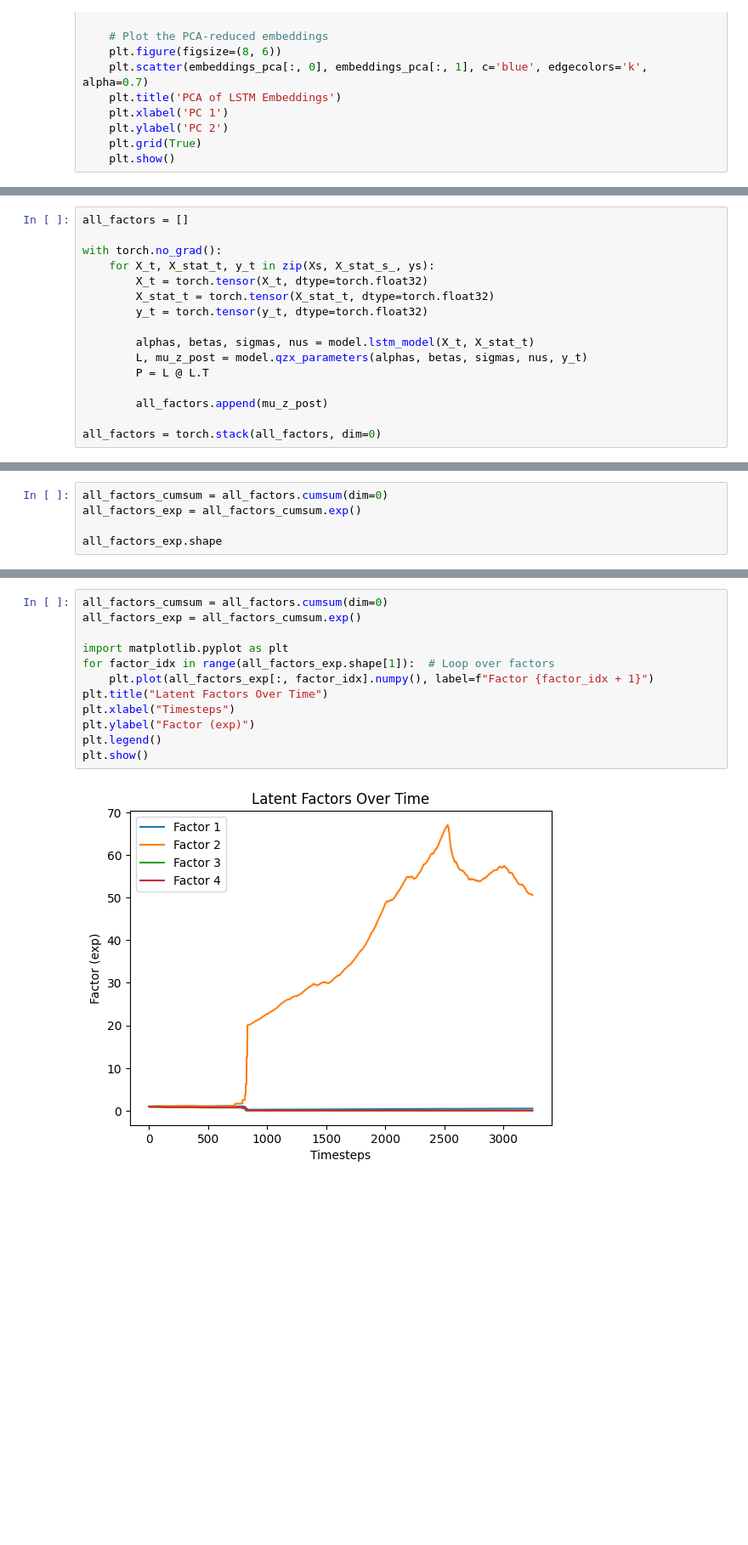
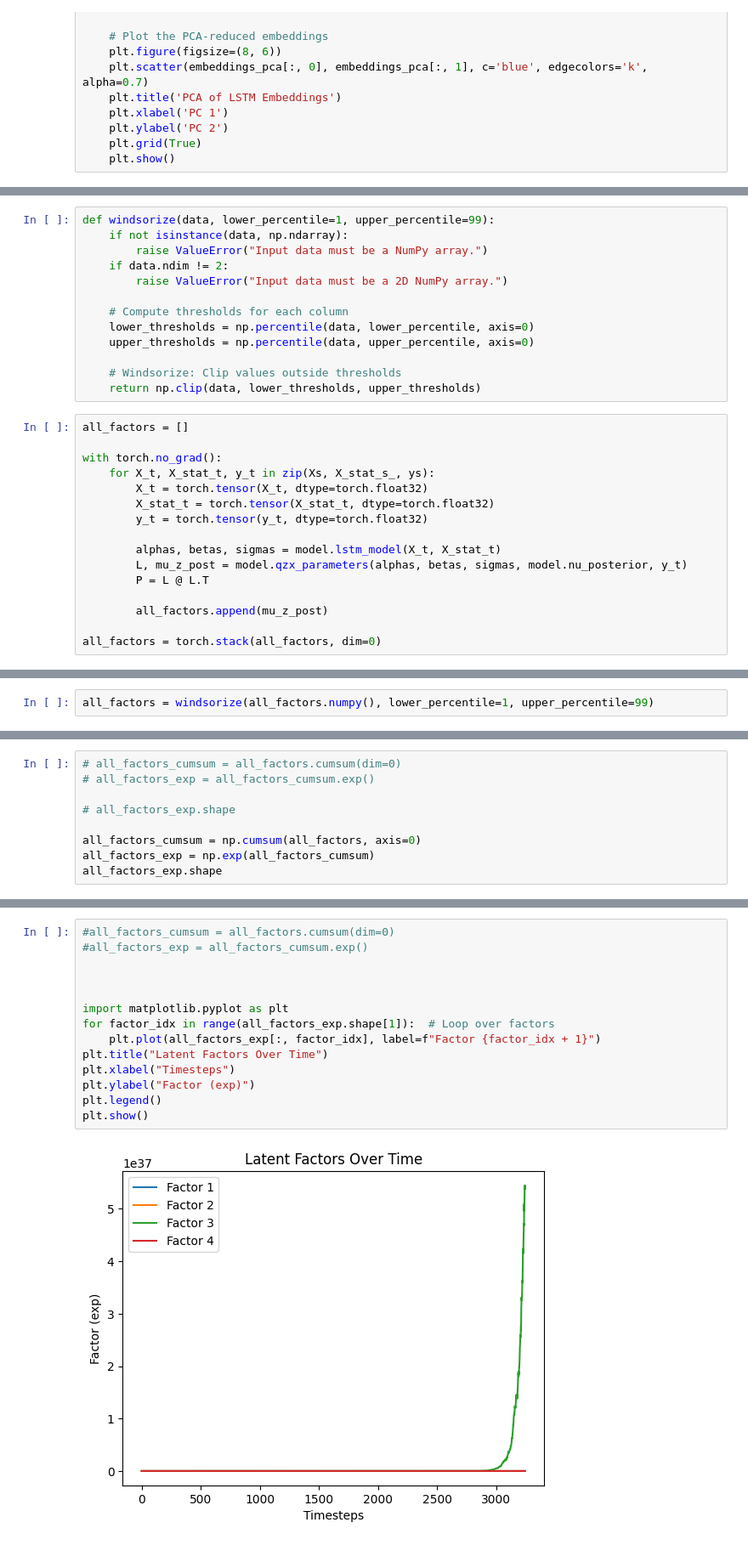
Before and after one commit to achintyagopal/NeuralFactors_WRDS, a Jupyter notebook: NeuralFactor.ipynb, the cells around one changed output, grey strips where cells are left out. Shown: that part at 85% size. Cells and saved outputs as stored; diff of their text form; blank space fills up the shorter version.

```diff
--- a/NeuralFactor.ipynb
+++ b/NeuralFactor.ipynb
@@ -328,3 +496,16 @@ visualize_embeddings(betas)
+# %%
+def windsorize(data, lower_percentile=1, upper_percentile=99):
+    if not isinstance(data, np.ndarray):
+        raise ValueError("Input data must be a NumPy array.")
+    if data.ndim != 2:
+        raise ValueError("Input data must be a 2D NumPy array.")
+
+    # Compute thresholds for each column
+    lower_thresholds = np.percentile(data, lower_percentile, axis=0)
+    upper_thresholds = np.percentile(data, upper_percentile, axis=0)
+
+    # Windsorize: Clip values outside thresholds
+    return np.clip(data, lower_thresholds, upper_thresholds)
 # %%
 all_factors = []
 
@@ -334,8 +515,8 @@ with torch.no_grad():
         X_stat_t = torch.tensor(X_stat_t, dtype=torch.float32)
         y_t = torch.tensor(y_t, dtype=torch.float32)
 
-        alphas, betas, sigmas, nus = model.lstm_model(X_t, X_stat_t)
-        L, mu_z_post = model.qzx_parameters(alphas, betas, sigmas, nus, y_t)
+        alphas, betas, sigmas = model.lstm_model(X_t, X_stat_t)
+        L, mu_z_post = model.qzx_parameters(alphas, betas, sigmas, model.nu_posterior, y_t)
         P = L @ L.T
 
         all_factors.append(mu_z_post)
@@ -344,3 +537,5 @@ all_factors = torch.stack(all_factors, dim=0)
+# %%
+all_factors = windsorize(all_factors.numpy(), lower_percentile=1, upper_percentile=99)
 # %%
 all_factors.shape
 # %% [output]
@@ -348,6 +543,10 @@ torch.Size([3245, 4])
 # %%
-all_factors_cumsum = all_factors.cumsum(dim=0)
-all_factors_exp = all_factors_cumsum.exp()
+# all_factors_cumsum = all_factors.cumsum(dim=0)
+# all_factors_exp = all_factors_cumsum.exp()
 
+# all_factors_exp.shape
+
+all_factors_cumsum = np.cumsum(all_factors, axis=0)
+all_factors_exp = np.exp(all_factors_cumsum)
 all_factors_exp.shape
 # %% [output]
@@ -355,14 +554,16 @@ torch.Size([3245, 4])
 # %%
-all_factors_cumsum = all_factors.cumsum(dim=0)
-all_factors_exp = all_factors_cumsum.exp()
+#all_factors_cumsum = all_factors.cumsum(dim=0)
+#all_factors_exp = all_factors_cumsum.exp()
+
+
 
 import matplotlib.pyplot as plt
 for factor_idx in range(all_factors_exp.shape[1]):  # Loop over factors
-    plt.plot(all_factors_exp[:, factor_idx].numpy(), label=f"Factor {factor_idx + 1}")
+    plt.plot(all_factors_exp[:, factor_idx], label=f"Factor {factor_idx + 1}")
 plt.title("Latent Factors Over Time")
 plt.xlabel("Timesteps")
 plt.ylabel("Factor (exp)")
 plt.legend()
 plt.show()
 # %% [output]
-[figure, old version]
+[figure, new version]
```
Also changed, not shown: parts of 25 cells of this notebook.
